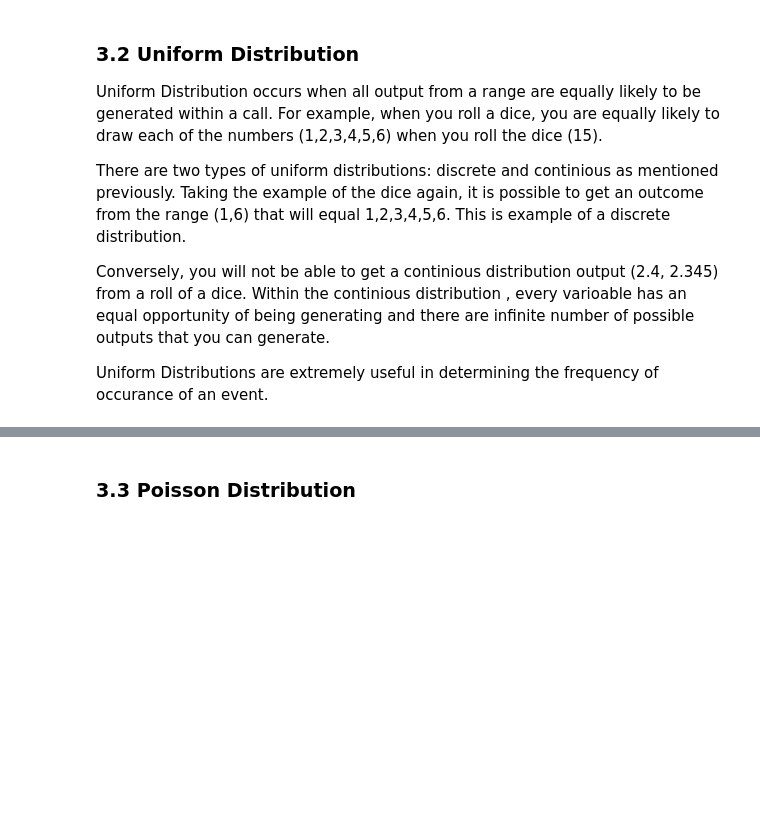
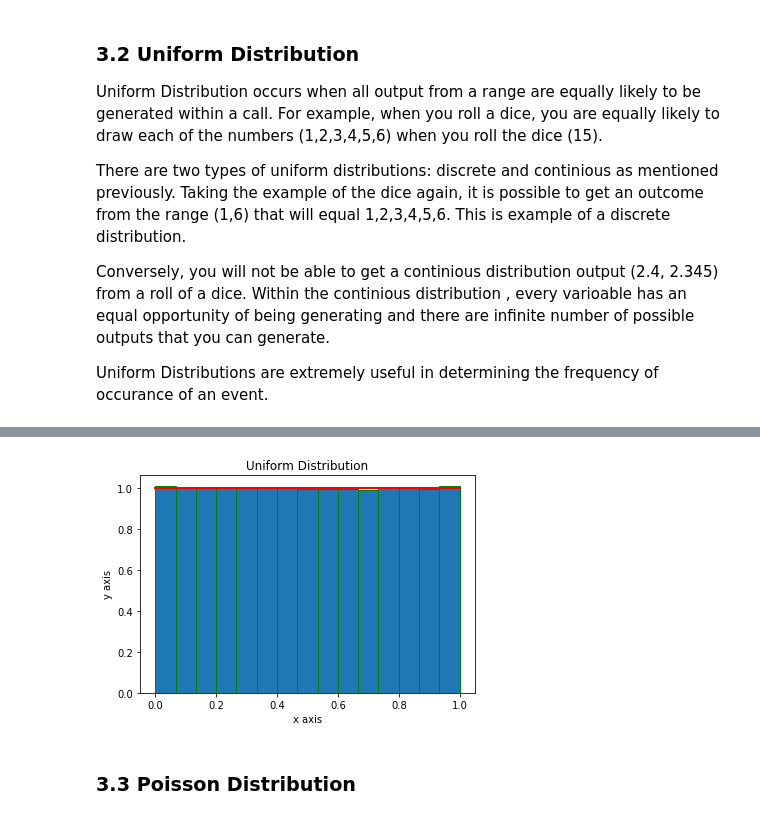
Before and after one commit to martinaobrien/numpy-random, a Jupyter notebook: numpy-random.ipynb, the cells around one changed output, grey strips where cells are left out. Saved outputs shown, nothing was run; the diff lists cells and outputs as text; code cells hidden in the pictures; blank space fills up the shorter version.

```diff
--- a/numpy-random.ipynb
+++ b/numpy-random.ipynb
@@ -380,3 +379,15 @@ Looking at the plot above, there are no real peaks or trough indicating a large
+# %%
+import numpy as np
+s = np.random.uniform(0,1,500000)
+import matplotlib.pyplot as plt
+count, bins, ignored = plt.hist(s, 15, density=True, edgecolor='g')
+plt.plot(bins, np.ones_like(bins), linewidth=2, color='r')
+plt.title("Uniform Distribution") # Title for the graph
+plt.xlabel("x axis") # X-Axis labelling
+plt.ylabel("y axis") # Y-Axis labelling
+plt.show()
+# %% [output]
+[figure, added]
 # %% [markdown]
 <a id='section3.3'></a>
 ### 3.3 Poisson Distribution
```
Also changed, not shown: parts of 41 cells of this notebook, 2 other files.
